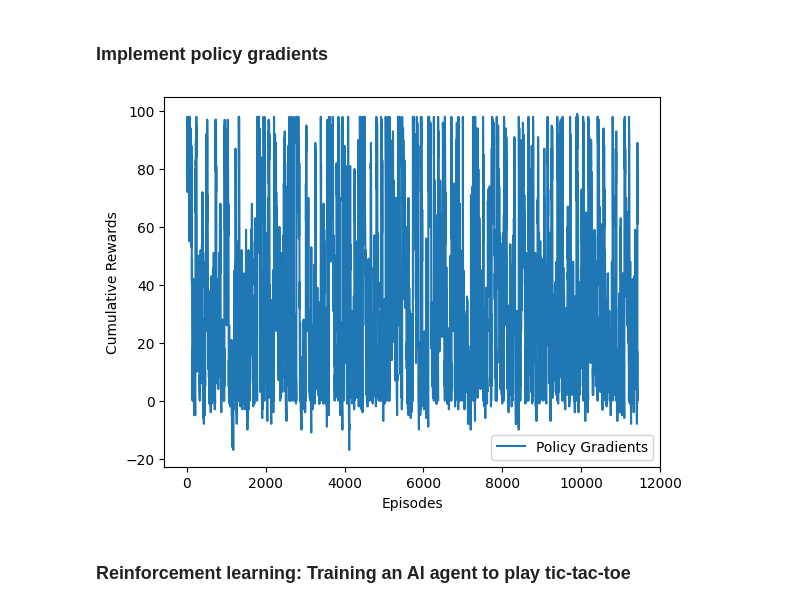
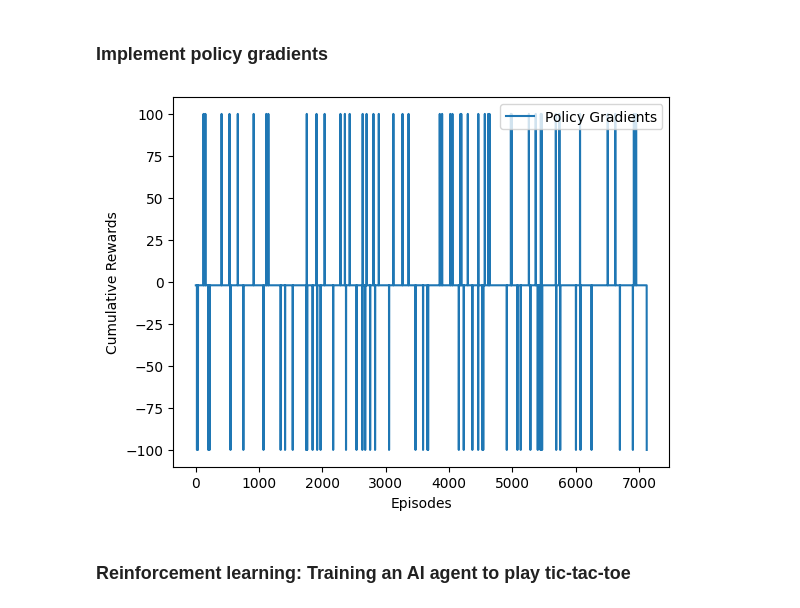
Before and after one commit to saidplayer/AIML, a Jupyter notebook: 02 - AI ML Algorithms and Techniques/Codes/M3.ipynb, the cells around one changed output. Drawn from its saved outputs; the diff is of its cells as text; code cells hidden in the pictures.

```diff
--- a/02 - AI ML Algorithms and Techniques/Codes/M3.ipynb
+++ b/02 - AI ML Algorithms and Techniques/Codes/M3.ipynb
@@ -262,7 +262,7 @@ for episode in range(200):
         episode_rewards.append(reward)
 
         state = next_state
-        if next_state in {target, pitfall} or step > 100:
+        if next_state in {target, pitfall} or step > 50:
             done = True
 # %%
 def compute_cumulative_rewards(rewards, gamma=0.99):
@@ -291,16 +291,16 @@ def update_policy(states, actions, rewards):
 # %%
 import matplotlib.pyplot as plt
 
 # Example code to visualize rewards over episodes
 # plt.plot(rewards_q_learning, label='Q-Learning')
 # plt.plot(rewards_policy_gradients, label='Policy Gradients')
-plt.plot(states, label='Policy Gradients')
+plt.plot(episode_rewards, label='Policy Gradients')
 plt.xlabel('Episodes')
 plt.ylabel('Cumulative Rewards')
 plt.legend()
 plt.show()
 # %% [output]
-[figure, old version]
+[figure, new version]
 # %% [markdown]
 ### Reinforcement learning: Training an AI agent to play tic-tac-toe
 # %%
```
Also changed, not shown: 1 other file.
